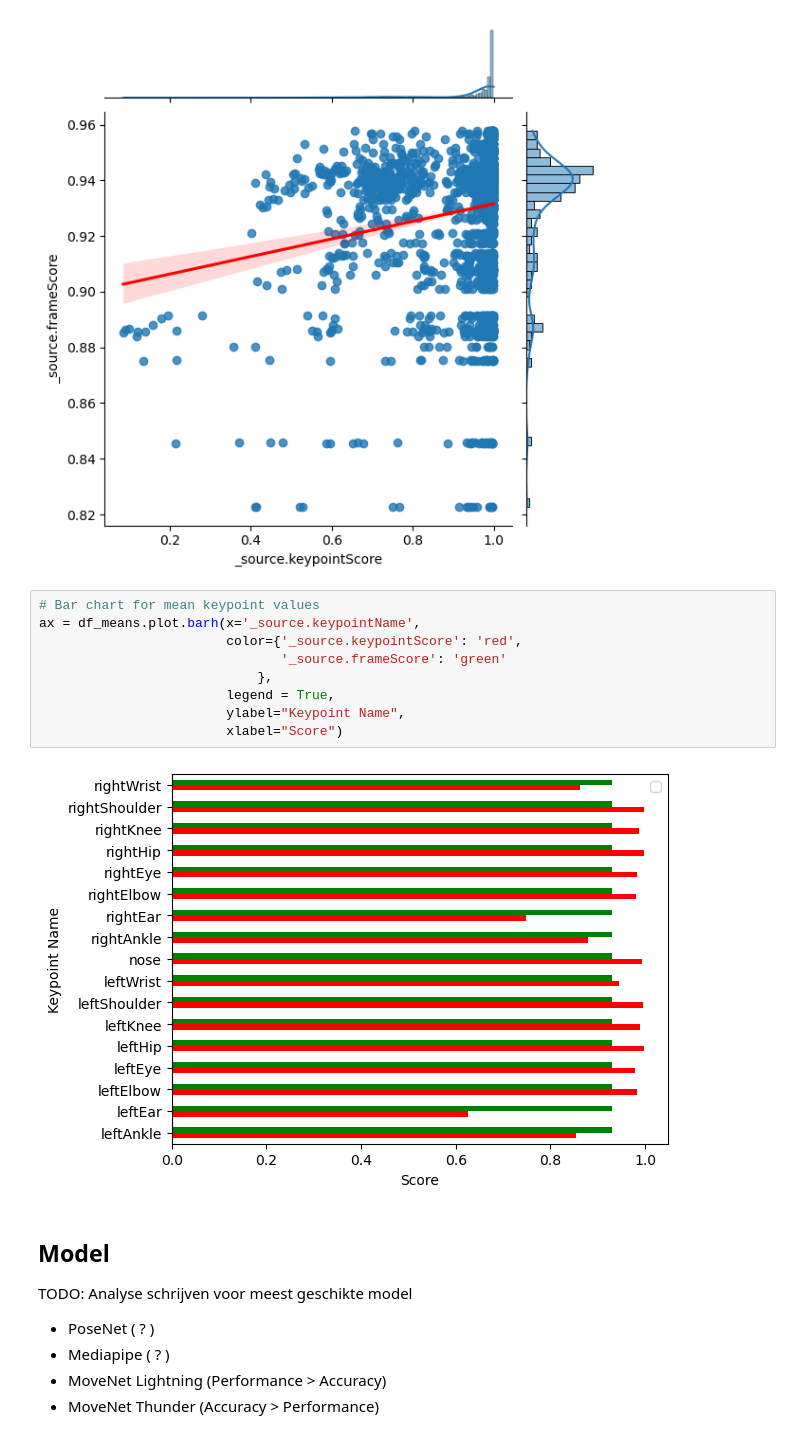
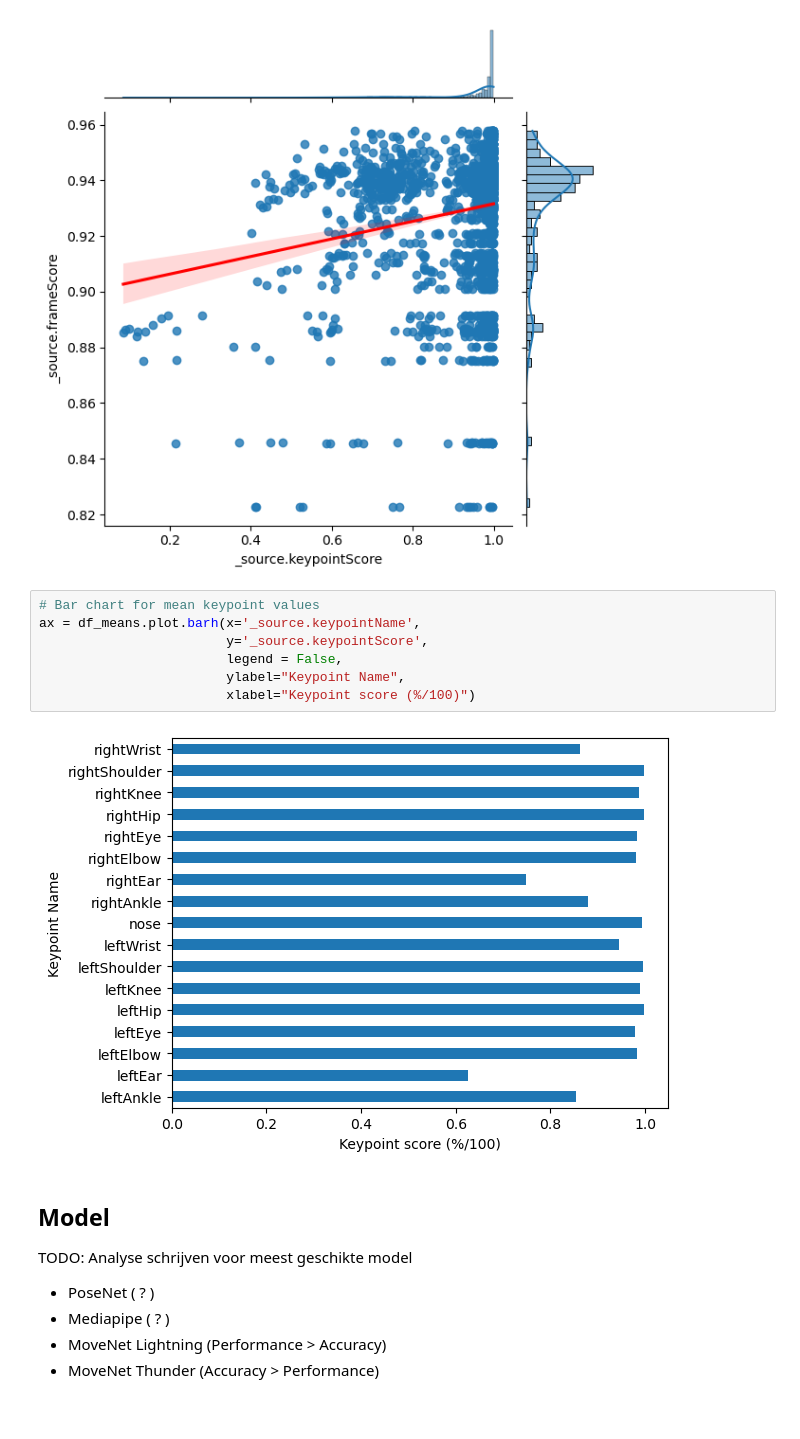
Before and after one commit to MaxSmeets/anomaly-detection-data-science, a Jupyter notebook: anomaly-detection.ipynb, the cells around one changed output. Cells and saved outputs as stored; diff of their text form.

Commit message:
Bar chart single variable

```diff
--- a/anomaly-detection.ipynb
+++ b/anomaly-detection.ipynb
@@ -233,14 +233,12 @@ sns.jointplot(data=df,
 # %%
 # Bar chart for mean keypoint values
 ax = df_means.plot.barh(x='_source.keypointName',
-                        color={'_source.keypointScore': 'red',
-                               '_source.frameScore': 'green'
-                            },
-                        legend = True,
+                        y='_source.keypointScore',
+                        legend = False,
                         ylabel="Keypoint Name",
-                        xlabel="Score")
+                        xlabel="Keypoint score (%/100)")
 # %% [output]
-[figure, old version]
+[figure, new version]
 # %% [markdown]
 ## Model
 
```
